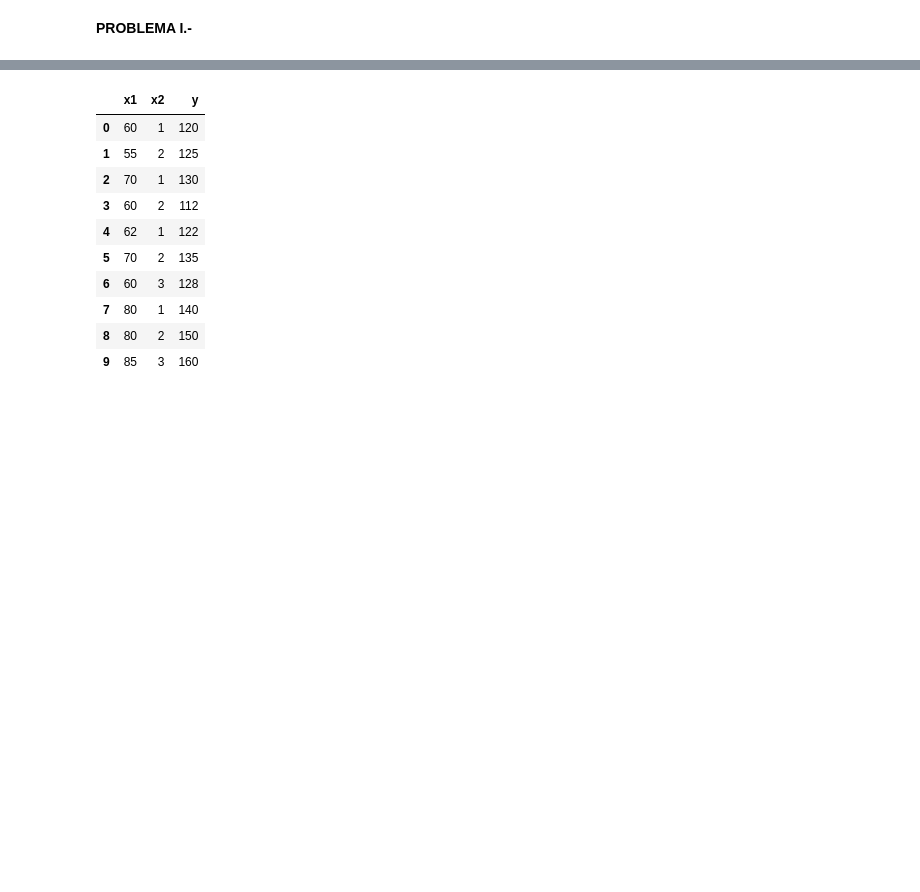
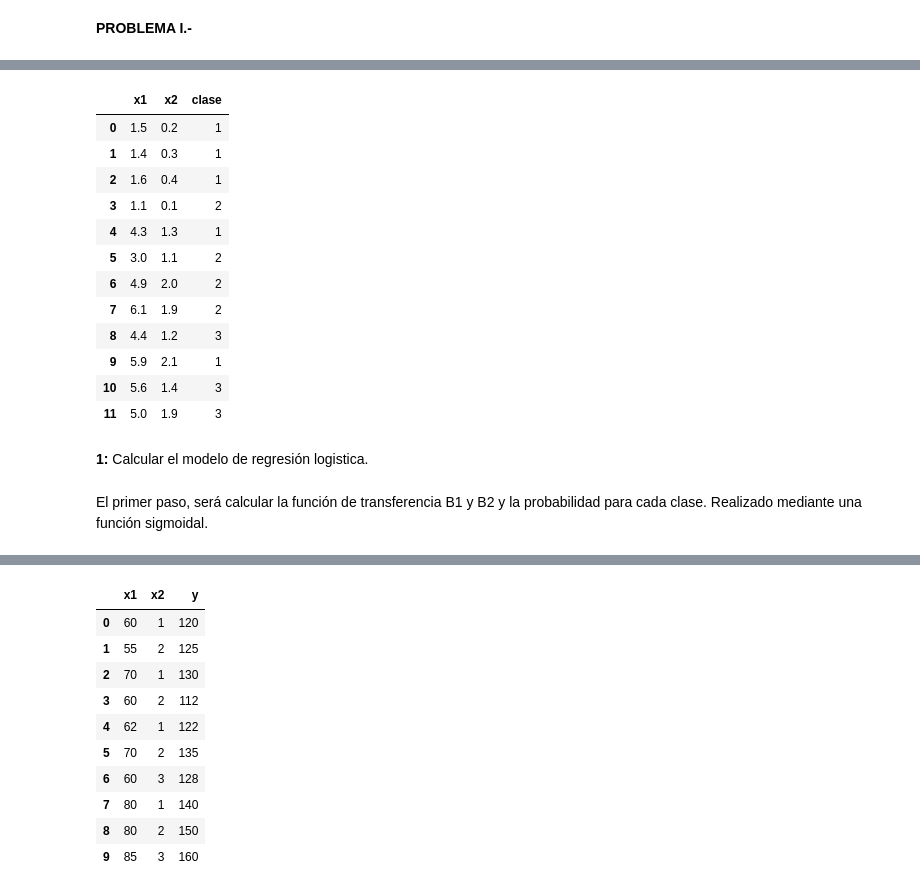
Before and after one commit to Vic-silo/Master_EIP, a Jupyter notebook: 10_Fundamentos_IA/4_Regresion_Clasificacion_II/VictorSimoLozano_A4_FIA.ipynb, the cells around one changed output, grey strips where cells are left out. Saved outputs shown, nothing was run; the diff lists cells and outputs as text; code cells hidden in the pictures; blank space fills up the shorter version.

```diff
--- a/10_Fundamentos_IA/4_Regresion_Clasificacion_II/VictorSimoLozano_A4_FIA.ipynb
+++ b/10_Fundamentos_IA/4_Regresion_Clasificacion_II/VictorSimoLozano_A4_FIA.ipynb
@@ -26,0 +33,21 @@ Se desea estimar el valor 𝑌 de una casa dada su superficie 𝑋1 y el número
+# %%
+p1_test=pd.read_csv('l4p1_test.csv')
+p1_test
+# %% [output]
+|  | x1 | x2 | clase |
+| 0 | 1.5 | 0.2 | 1 |
+| 1 | 1.4 | 0.3 | 1 |
+| 2 | 1.6 | 0.4 | 1 |
+| 3 | 1.1 | 0.1 | 2 |
+| 4 | 4.3 | 1.3 | 1 |
+| 5 | 3.0 | 1.1 | 2 |
+| 6 | 4.9 | 2.0 | 2 |
+| 7 | 6.1 | 1.9 | 2 |
+| 8 | 4.4 | 1.2 | 3 |
+| 9 | 5.9 | 2.1 | 1 |
+| 10 | 5.6 | 1.4 | 3 |
+| 11 | 5.0 | 1.9 | 3 |
+# %% [markdown]
+<div style="font-size:14px; text-align:justify"><b>1: </b>Calcular el modelo de regresión logistica.</div>
+# %% [markdown]
+El primer paso, será calcular la función de transferencia B1 y B2 y la probabilidad para cada clase. Realizado mediante una función sigmoidal.
```
Also changed, not shown: parts of 4 cells of this notebook.
